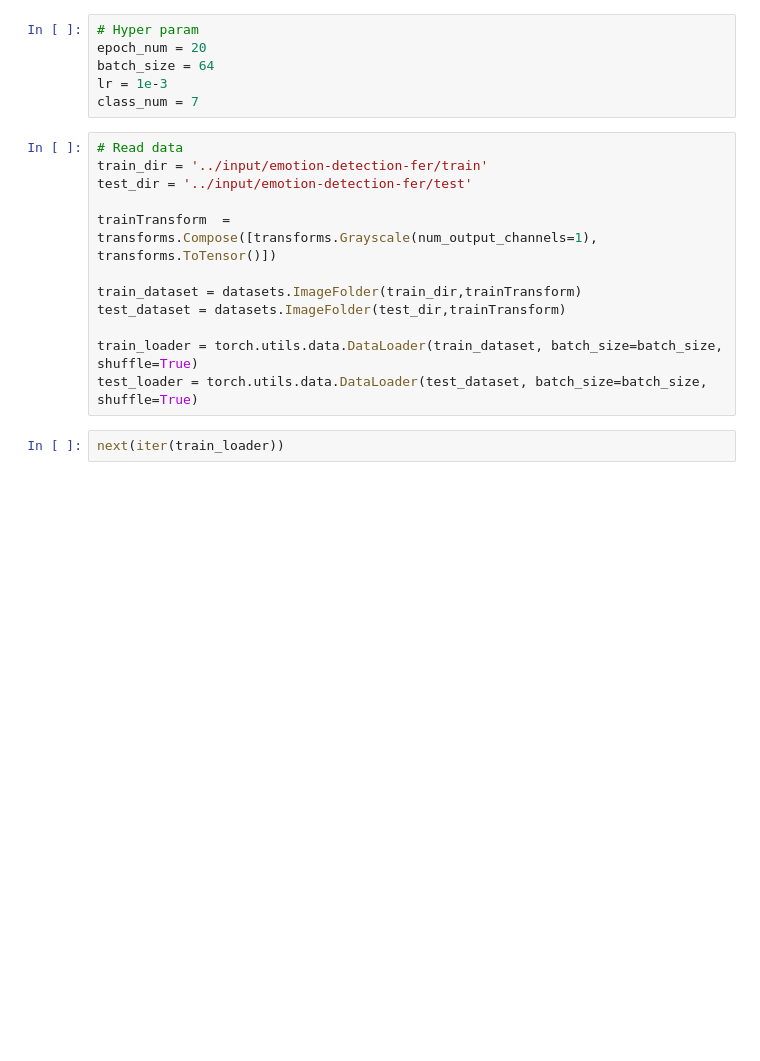
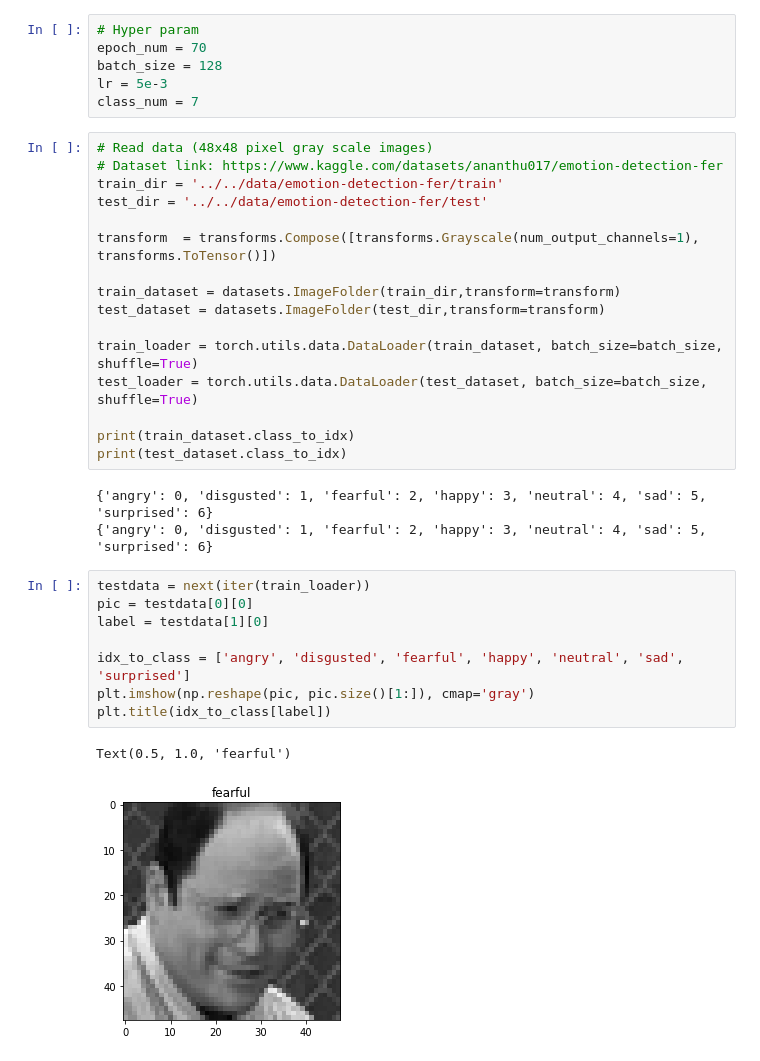
Before and after one commit to RottenTangerine/MachineLearning-Basic, a Jupyter notebook: Practice/Emotion Detection/Emotion_detection.ipynb, the cells around one changed output. Cells and saved outputs as stored; diff of their text form; blank space fills up the shorter version.

Commit message:
:sparkles: feat: Emotion Detection

```diff
--- a/Practice/Emotion Detection/Emotion_detection.ipynb
+++ b/Practice/Emotion Detection/Emotion_detection.ipynb
@@ -11,23 +9,39 @@ OSError: [WinError 126] 找不到指定的模块。 Error loading "D:\Programmin
 # %%
 # Hyper param
-epoch_num = 20
-batch_size = 64
-lr = 1e-3
+epoch_num = 70
+batch_size = 128
+lr = 5e-3
 class_num = 7
 # %%
-# Read data
-train_dir = '../input/emotion-detection-fer/train'
-test_dir = '../input/emotion-detection-fer/test'
+# Read data (48x48 pixel gray scale images)
+# Dataset link: https://www.kaggle.com/datasets/ananthu017/emotion-detection-fer
+train_dir = '../../data/emotion-detection-fer/train'
+test_dir = '../../data/emotion-detection-fer/test'
 
-trainTransform  = transforms.Compose([transforms.Grayscale(num_output_channels=1), transforms.ToTensor()])
+transform  = transforms.Compose([transforms.Grayscale(num_output_channels=1), transforms.ToTensor()])
 
-train_dataset = datasets.ImageFolder(train_dir,trainTransform)
-test_dataset = datasets.ImageFolder(test_dir,trainTransform)
+train_dataset = datasets.ImageFolder(train_dir,transform=transform)
+test_dataset = datasets.ImageFolder(test_dir,transform=transform)
 
 train_loader = torch.utils.data.DataLoader(train_dataset, batch_size=batch_size, shuffle=True)
 test_loader = torch.utils.data.DataLoader(test_dataset, batch_size=batch_size, shuffle=True)
+
+print(train_dataset.class_to_idx)
+print(test_dataset.class_to_idx)
+# %% [output]
+{'angry': 0, 'disgusted': 1, 'fearful': 2, 'happy': 3, 'neutral': 4, 'sad': 5, 'surprised': 6}
+{'angry': 0, 'disgusted': 1, 'fearful': 2, 'happy': 3, 'neutral': 4, 'sad': 5, 'surprised': 6}
-# %%
-next(iter(train_loader))
+# %%
+testdata = next(iter(train_loader))
+pic = testdata[0][0]
+label = testdata[1][0]
+
+idx_to_class = ['angry', 'disgusted', 'fearful', 'happy', 'neutral', 'sad', 'surprised']
+plt.imshow(np.reshape(pic, pic.size()[1:]), cmap='gray')
+plt.title(idx_to_class[label])
+# %% [output]
+Text(0.5, 1.0, 'fearful')
+[figure, added]
 # %%
 # Model
 class CNN(nn.Module):
```
Also changed, not shown: parts of 10 cells of this notebook, 1 other file.
